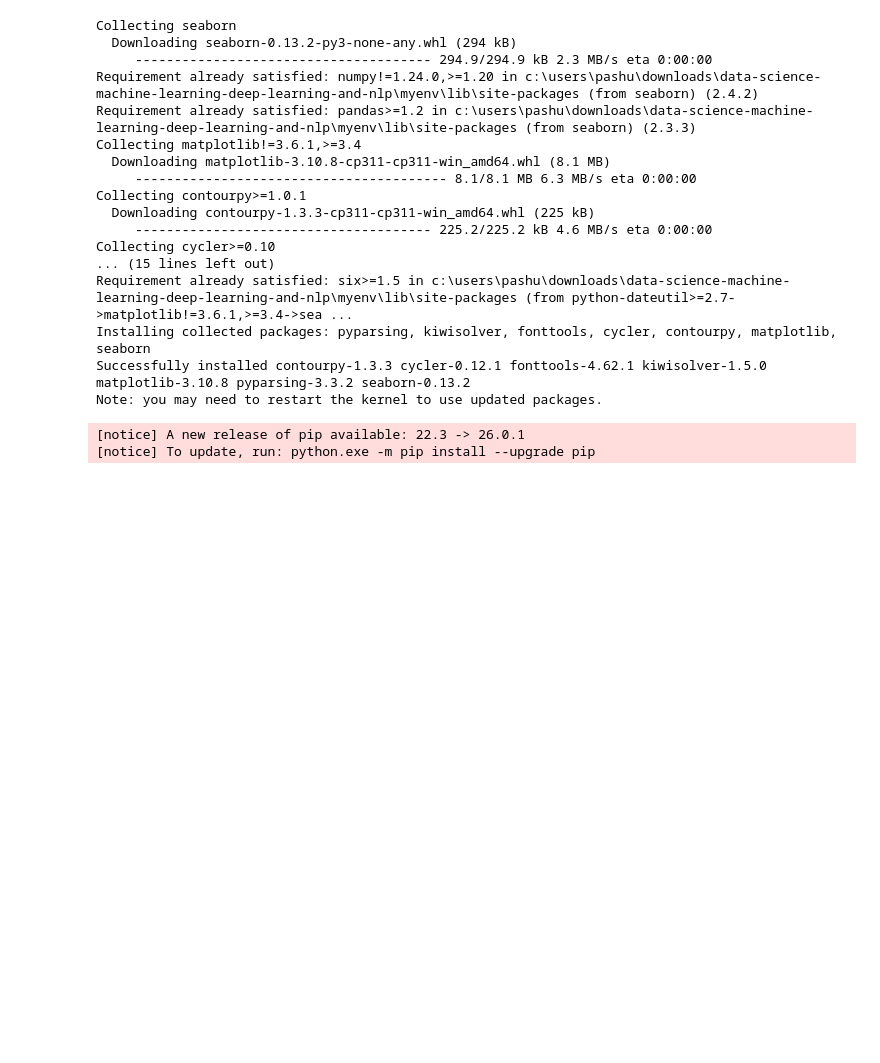
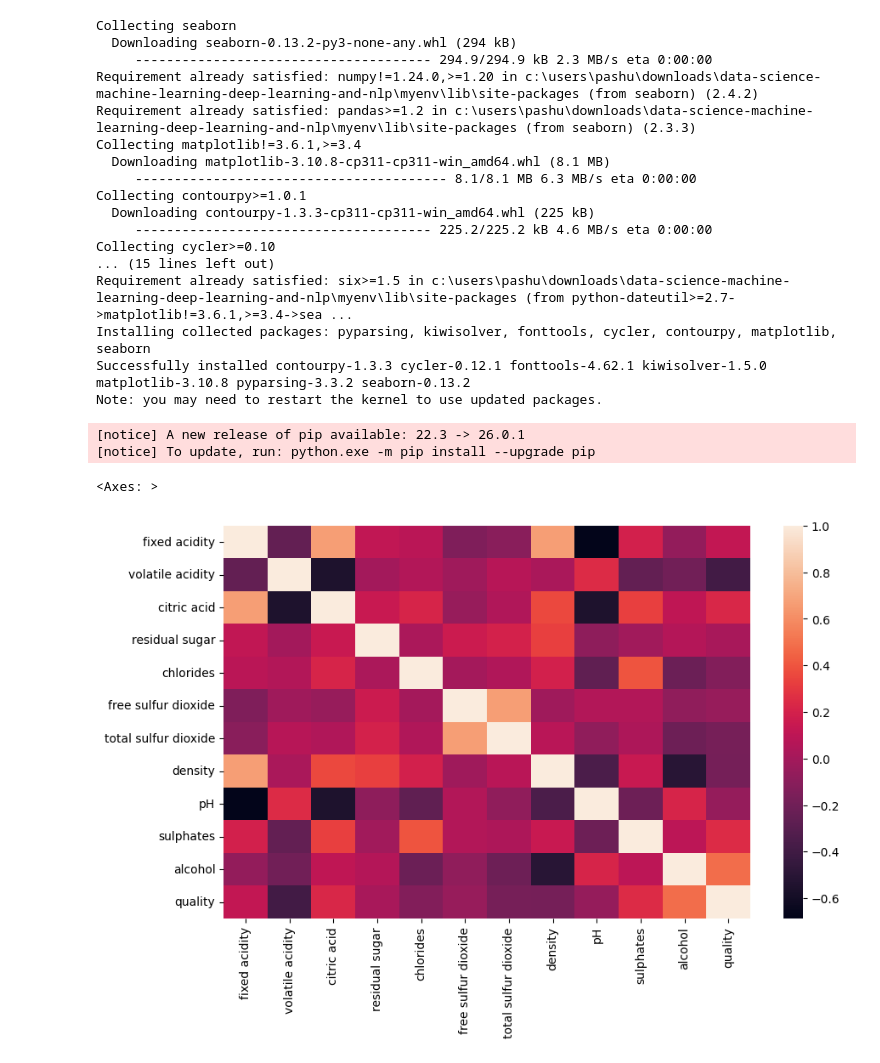
Before and after one commit to pashupatinathvidyarthi/Data-Science-Machine-Learning-Deep-Learning-and-NLP, a Jupyter notebook: Python/EDA/lec01.ipynb, the cells around one changed output. Drawn from its saved outputs; the diff is of its cells as text; code cells hidden in the pictures; blank space fills up the shorter version.

```diff
--- a/Python/EDA/lec01.ipynb
+++ b/Python/EDA/lec01.ipynb
@@ -208,4 +208,11 @@ Successfully installed contourpy-1.3.3 cycler-0.12.1 fonttools-4.62.1 kiwisolver
 Note: you may need to restart the kernel to use updated packages.
 [notice] A new release of pip available: 22.3 -> 26.0.1
 [notice] To update, run: python.exe -m pip install --upgrade pip
+# %%
+import matplotlib.pyplot as plt
+plt.figure(figsize=(10,6))
+sns.heatmap(df.corr())
+# %% [output]
+<Axes: >
+[figure, added]
 # %%
```
Also changed, not shown: parts of 3 cells of this notebook.
